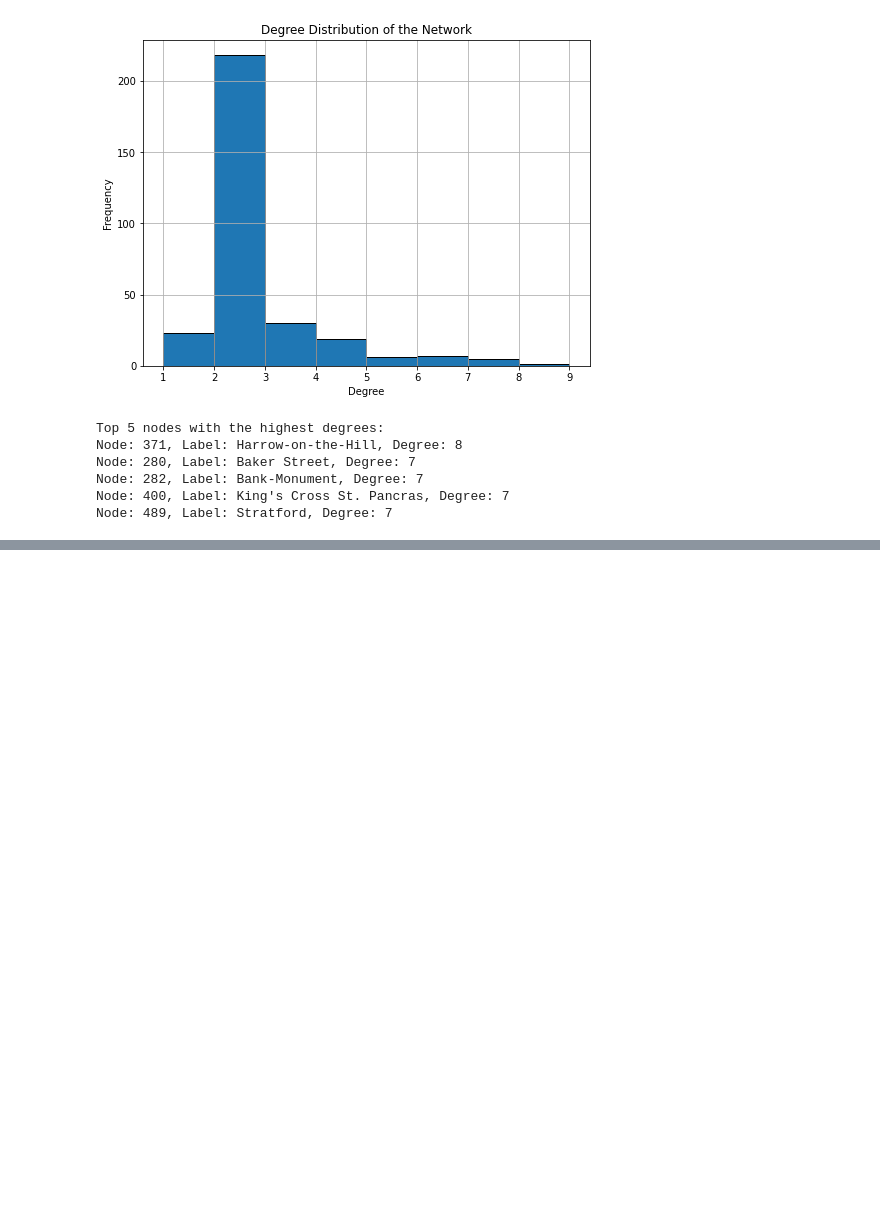
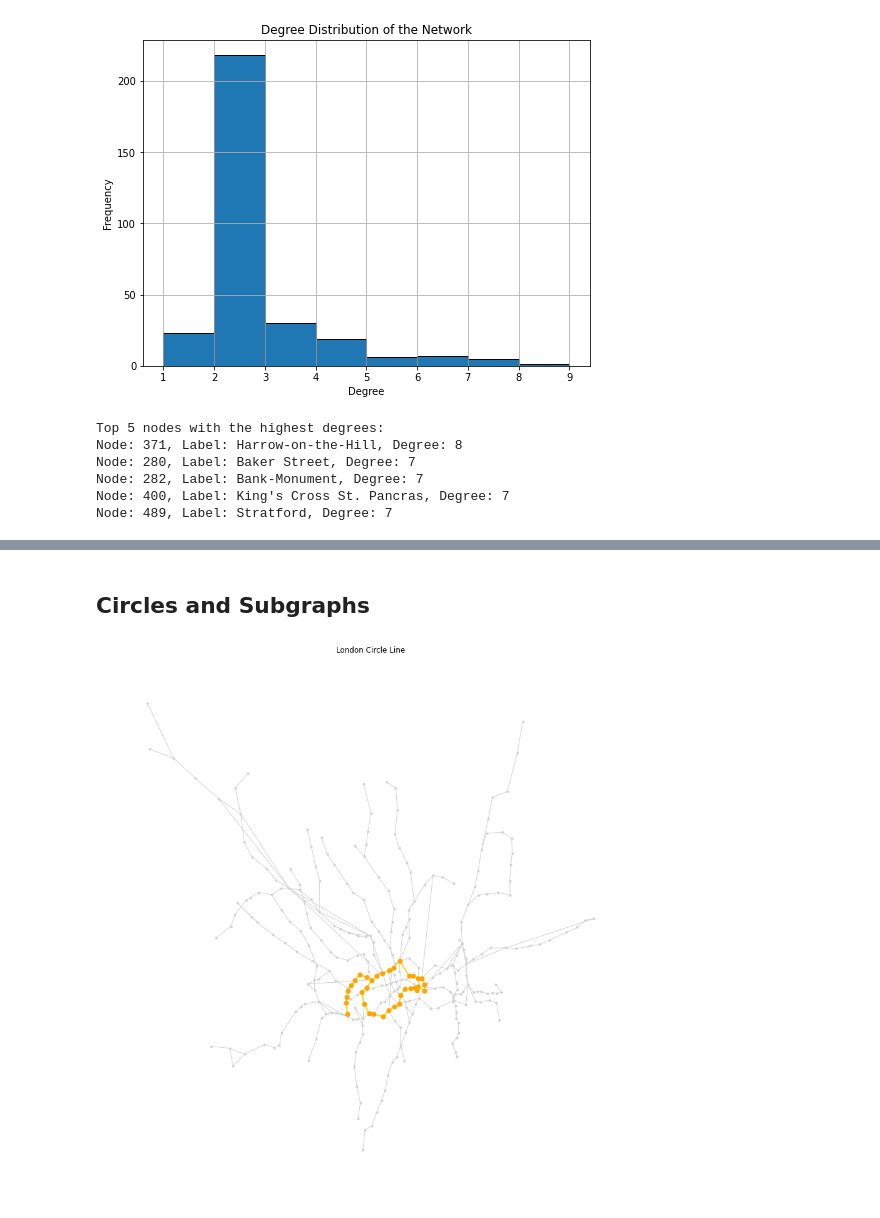
Before and after one commit to schmeti/uc3m_network_analysis, a Jupyter notebook: main.ipynb, the cells around one changed output, grey strips where cells are left out. Cells and saved outputs as stored; diff of their text form; code cells hidden in the pictures; blank space fills up the shorter version.

Commit message:
circle line subplot

```diff
--- a/main.ipynb
+++ b/main.ipynb
@@ -94,18 +88,0 @@ Ealing Broadway
-# %%
-import folium
-
-# Create a folium map centered at London's coordinates
-map = folium.Map(location=london_coords, zoom_start=12, tiles="Cartodb Positron")
-
-# Add markers for each station
-for node, (lon, lat) in pos_geo.items():
-    station_name = labels.get(node, "Unknown Station")
-    folium.Marker(
-        location=(lat, lon),
-        popup=station_name,
-        tooltip=station_name,
-        icon=folium.Icon(color="blue", icon="info-sign")
-    ).add_to(map)
-
-# Display the map
-map
@@ -219,0 +212,60 @@ Some initial assumptions about their locations and roles in London transportatio
+# %% [markdown]
+## Circles and Subgraphs
+# %%
+circle_line_stations = [
+    "Hammersmith (Hammersmith & City and Circle lines)",
+    "Goldhawk Road",
+    "Shepherd's Bush Market",
+    "Wood Lane",
+    "Latimer Road",
+    "Ladbroke Grove",
+    "Westbourne Park",
+    "Royal Oak",
+    "London Paddington",
+    "Edgware Road",
+    "Baker Street",
+    "Great Portland Street",
+    "Euston Square",
+    "King's Cross St. Pancras",
+    "Farringdon",
+    "Barbican",
+    "Moorgate",
+    "Liverpool Street",
+    "Aldgate",
+    "Tower Hill",
+    "Bank-Monument",
+    "Cannon Street",
+    "Mansion House",
+    "Blackfriars",
+    "Temple",
+    "Embankment",
+    "Westminster",
+    "St. James's Park",
+    "London Victoria",
+    "Sloane Square",
+    "South Kensington",
+    "Gloucester Road",
+    "High Street Kensington",
+    "Notting Hill Gate",
+    "Bayswater"
+]
+
+
+# Get station edges and nodes
+circle_line_station_ids = [node for node, name in labels.items() if name in circle_line_stations]
+circle_line_edges = [(u, v) for u, v in G.edges() if u in circle_line_station_ids and v in circle_line_station_ids]
+circle_line_edges = [edge for edge in circle_line_edges if edge not in [('282', '409'), ('282', '419')]] # remove two incorrect edges
+circle_line_nodes = set(circle_line_station_ids)
+
+# Plot
+plt.figure(figsize=(12, 12))
+
+nx.draw(G, pos = pos_geo, with_labels=False, node_size=10, node_color='lightgray', edge_color='lightgray')
+nx.draw_networkx_edges(G, pos= pos_geo, edgelist=circle_line_edges, edge_color='gold', width=2)
+nx.draw_networkx_nodes(G, pos = pos_geo, nodelist=circle_line_nodes, node_color='orange', node_size=50)
+nx.draw_networkx_labels(G, pos, labels={node: labels[node] for node in circle_line_nodes}, font_size=8)
+
+plt.title("London Circle Line")
+plt.show()
+# %% [output]
+[figure, added]
```
Also changed, not shown: parts of 15 cells of this notebook.
